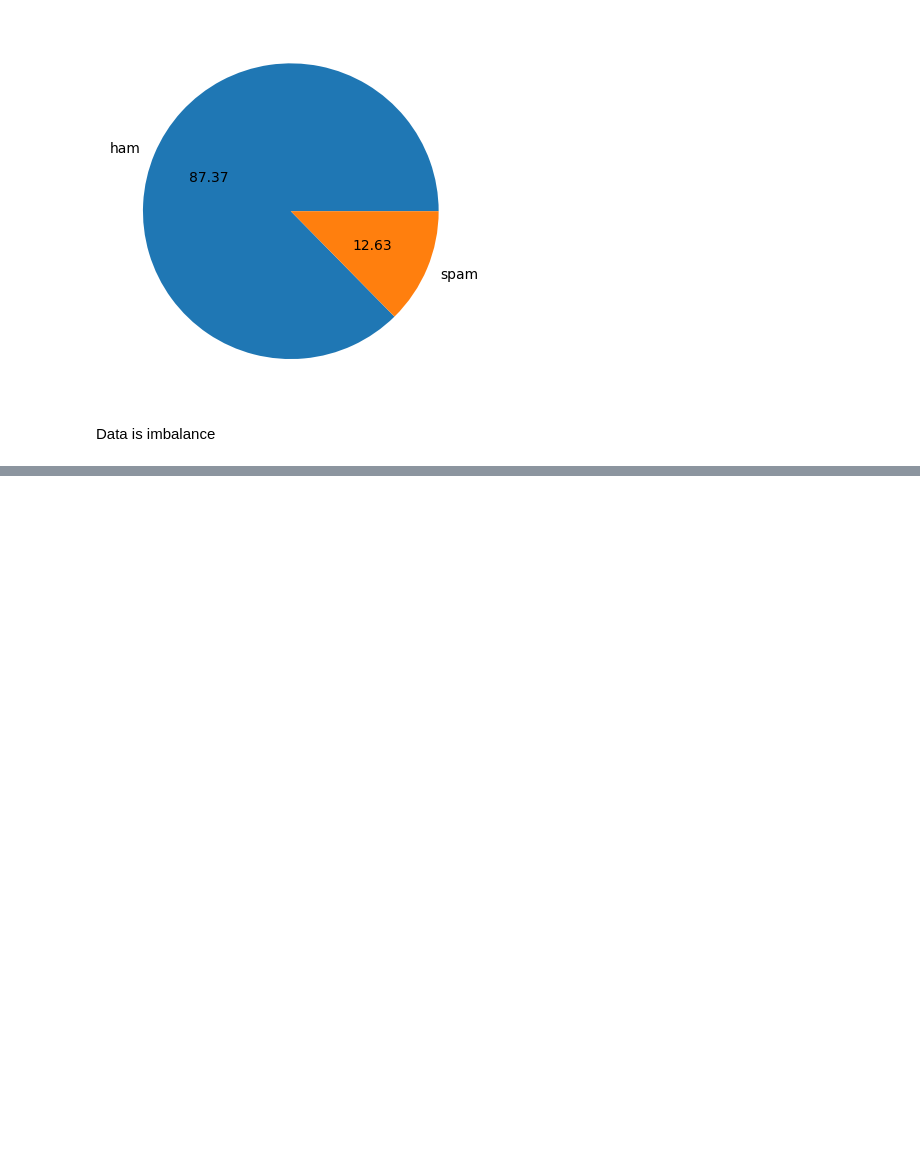
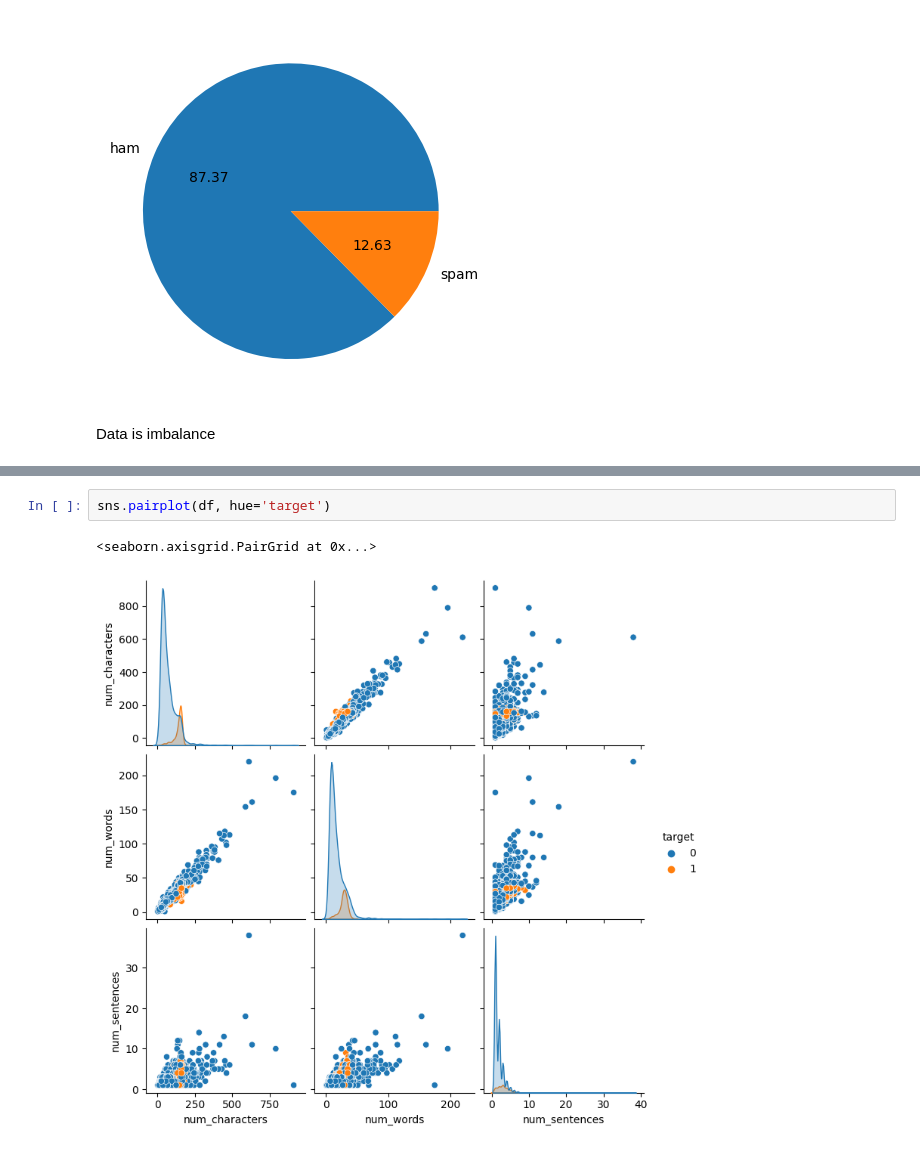
Before and after one commit to beniamine3155/SMS_Spam_Classifier, a Jupyter notebook: sms_spam.ipynb, the cells around one changed output, grey strips where cells are left out. Drawn from its saved outputs; the diff is of its cells as text; blank space fills up the shorter version.

```diff
--- a/sms_spam.ipynb
+++ b/sms_spam.ipynb
@@ -124,0 +237,5 @@ Data is imbalance
+# %%
+sns.pairplot(df, hue='target')
+# %% [output]
+<seaborn.axisgrid.PairGrid at 0x...>
+[figure, added]
```
Also changed, not shown: parts of 41 cells of this notebook.
